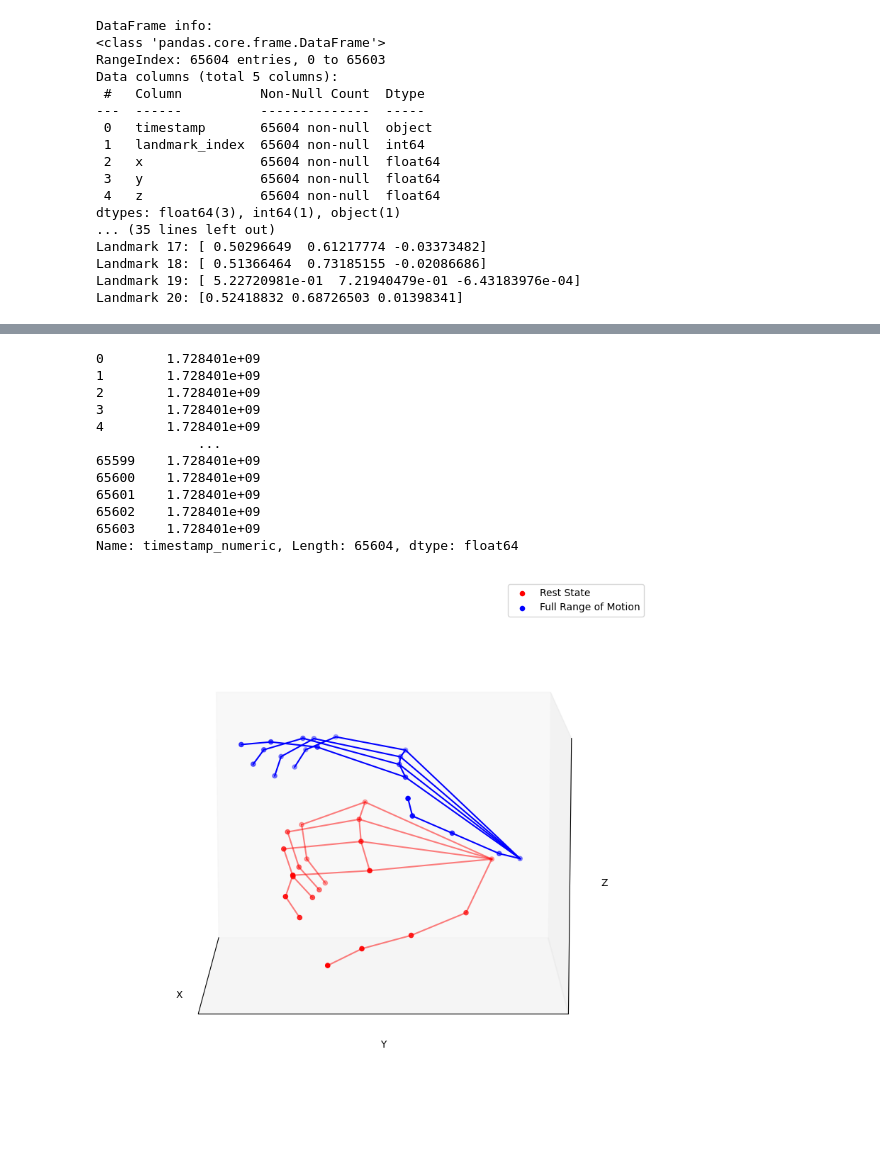
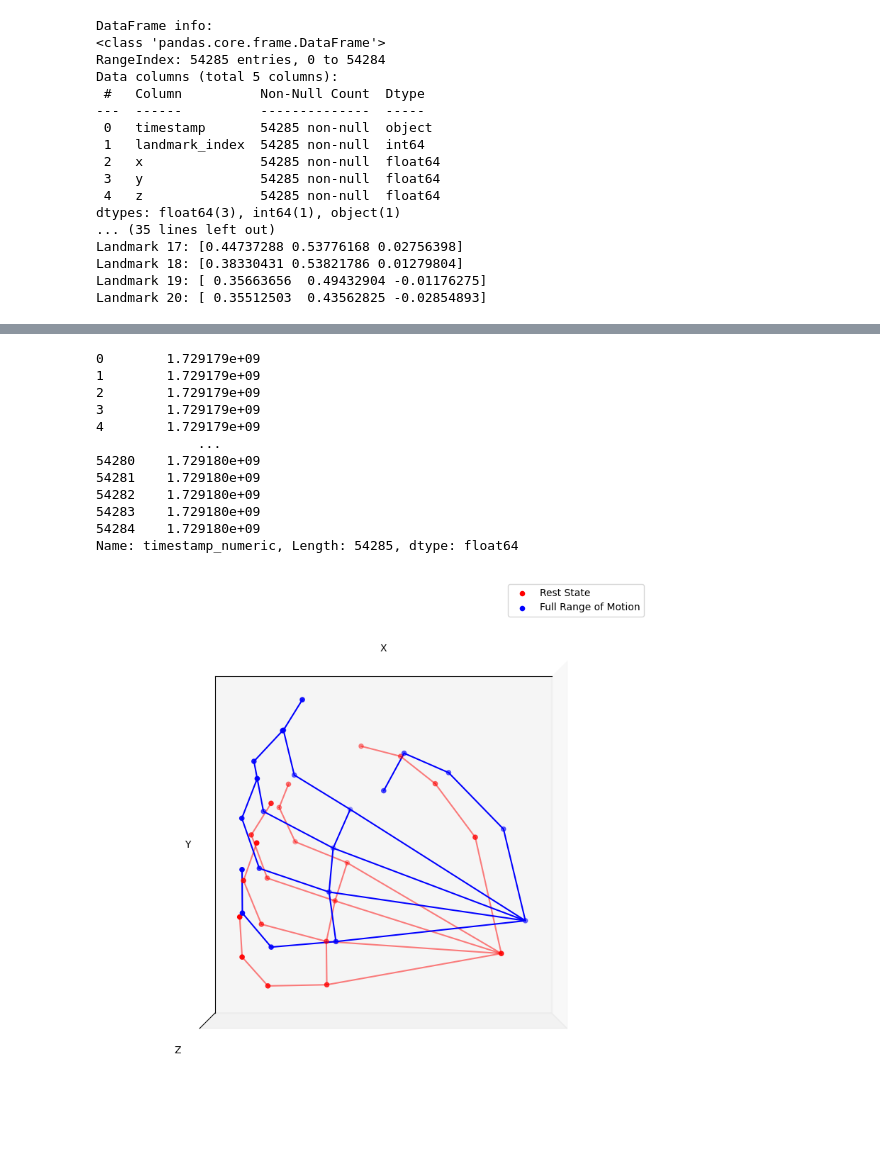
Before and after one commit to firmanserdana/Regrasp_Project, a Jupyter notebook: Code/mediapipe/stick_diagram.ipynb, the cells around one changed output, grey strips where cells are left out. Saved outputs shown, nothing was run; the diff lists cells and outputs as text; code cells hidden in the pictures.

```diff
--- a/Code/mediapipe/stick_diagram.ipynb
+++ b/Code/mediapipe/stick_diagram.ipynb
@@ -10,7 +10,7 @@ clear_output()
 import pandas as pd
 import pandas as pd
 
-df = pd.read_csv(r'/Users/ffmacair/Documents/GitWorks/PhD/Rewire_Project/OneDrive_1_12-27-2024/all-fing-ext-2024-10-08-15-14-03_Pro.csv')
+df = pd.read_csv(r'/Users/ffmacair/Documents/GitWorks/PhD/Rewire_Project/OneDrive_1_12-27-2024/thumb flexion - 2024-10-17-15-29-27_Pro.csv')
 # Show the first few rows of the DataFrame
 df.head()
 
@@ -288,7 +288,7 @@ print(smoothed_marker_positions_df['timestamp_numeric'])
 first_frame_coords = smoothed_marker_positions_df[smoothed_marker_positions_df['timestamp'] == smoothed_marker_positions_df['timestamp'].min()][['x', 'y', 'z']].values
 
 # Get the x seconds frame
-x_seconds = 47
+x_seconds = 81
 x_seconds_timestamp = smoothed_marker_positions_df['timestamp_numeric'].min() + x_seconds
 x_seconds_coords = smoothed_marker_positions_df[smoothed_marker_positions_df['timestamp_numeric'] >= x_seconds_timestamp].head(21)[['x', 'y', 'z']].values
 
@@ -306,8 +306,8 @@ ax.set_xlabel('X')
 ax.set_ylabel('Y')
 ax.set_zlabel('Z')
 
-mirrored_elev = 190
-mirrored_azim = 180
+mirrored_elev = 270
+mirrored_azim = 90
 
 # Set mirrored view
 ax.view_init(elev=mirrored_elev, azim=mirrored_azim)
@@ -333,24 +333,24 @@ ax.scatter([], [], [], c='b', label='Full Range of Motion')
 # Show the legend
 ax.legend()
 
-plt.savefig('all_fing_ext_47_2.svg', format='svg', dpi=1200)
+plt.savefig('thumb_flex_81_2.svg', format='svg', dpi=1200)
 # Show the plot
 plt.show()
 # %% [output]
 DataFrame info:
 <class 'pandas.core.frame.DataFrame'>
-RangeIndex: 65604 entries, 0 to 65603
+RangeIndex: 54285 entries, 0 to 54284
 Data columns (total 5 columns):
  #   Column          Non-Null Count  Dtype
 ---  ------          --------------  -----
- 0   timestamp       65604 non-null  object
- 1   landmark_index  65604 non-null  int64
- 2   x               65604 non-null  float64
- 3   y               65604 non-null  float64
- 4   z               65604 non-null  float64
+ 0   timestamp       54285 non-null  object
+ 1   landmark_index  54285 non-null  int64
+ 2   x               54285 non-null  float64
+ 3   y               54285 non-null  float64
+ 4   z               54285 non-null  float64
 dtypes: float64(3), int64(1), object(1)
 ... (35 lines left out)
-Landmark 17: [ 0.50296649  0.61217774 -0.03373482]
-Landmark 18: [ 0.51366464  0.73185155 -0.02086686]
-Landmark 19: [ 5.22720981e-01  7.21940479e-01 -6.43183976e-04]
-Landmark 20: [0.52418832 0.68726503 0.01398341]
+Landmark 17: [0.44737288 0.53776168 0.02756398]
+Landmark 18: [0.38330431 0.53821786 0.01279804]
+Landmark 19: [ 0.35663656  0.49432904 -0.01176275]
+Landmark 20: [ 0.35512503  0.43562825 -0.02854893]
@@ -358,13 +358,13 @@ Landmark 20: [0.52418832 0.68726503 0.01398341]
-0        1.728401e+09
-1        1.728401e+09
-2        1.728401e+09
-3        1.728401e+09
-4        1.728401e+09
+0        1.729179e+09
+1        1.729179e+09
+2        1.729179e+09
+3        1.729179e+09
+4        1.729179e+09
              ...
-65599    1.728401e+09
-65600    1.728401e+09
-65601    1.728401e+09
-65602    1.728401e+09
-65603    1.728401e+09
-Name: timestamp_numeric, Length: 65604, dtype: float64
+54280    1.729180e+09
+54281    1.729180e+09
+54282    1.729180e+09
+54283    1.729180e+09
+54284    1.729180e+09
+Name: timestamp_numeric, Length: 54285, dtype: float64
-[figure, old version]
+[figure, new version]
```
Also changed, not shown: parts of 3 cells of this notebook.
